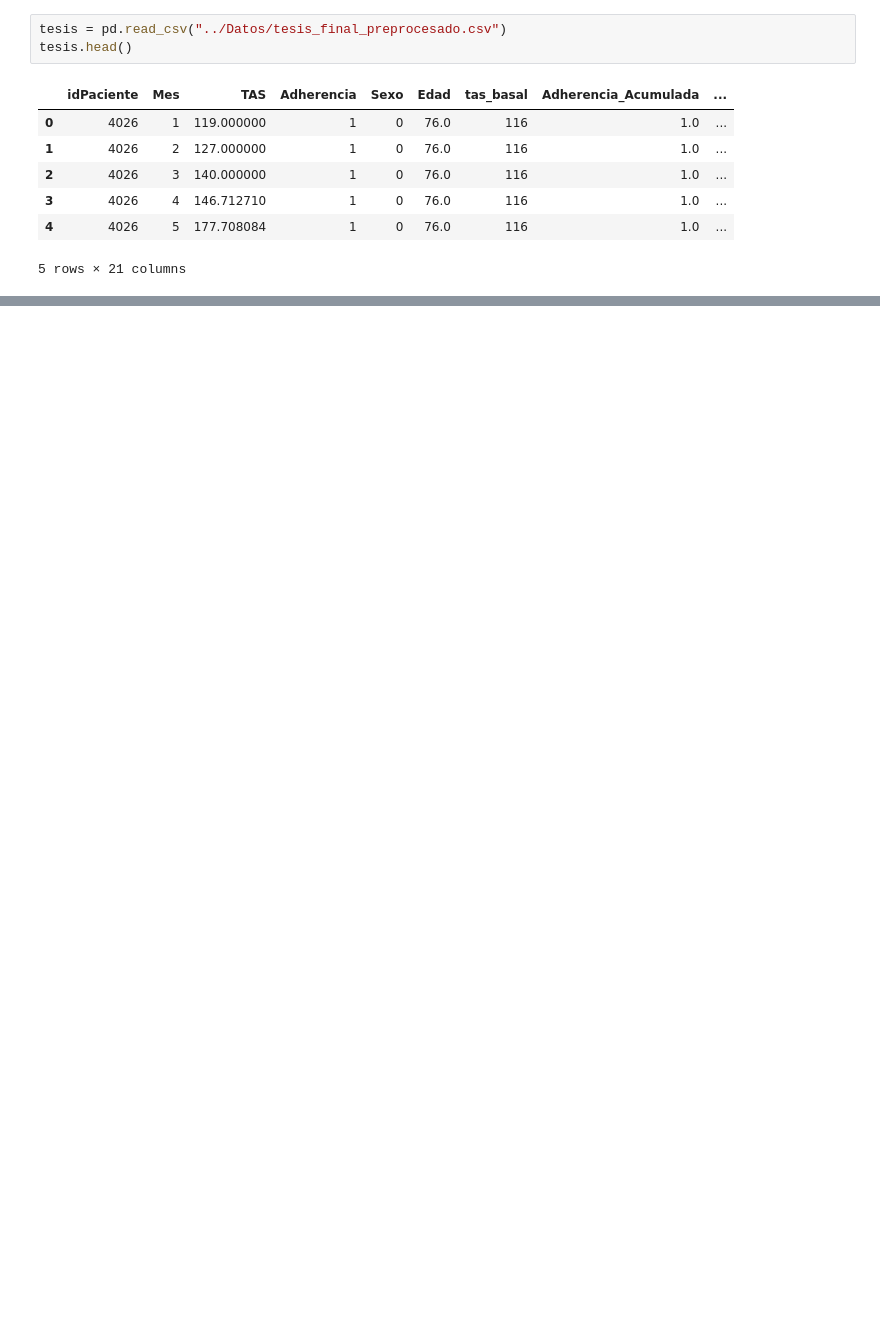
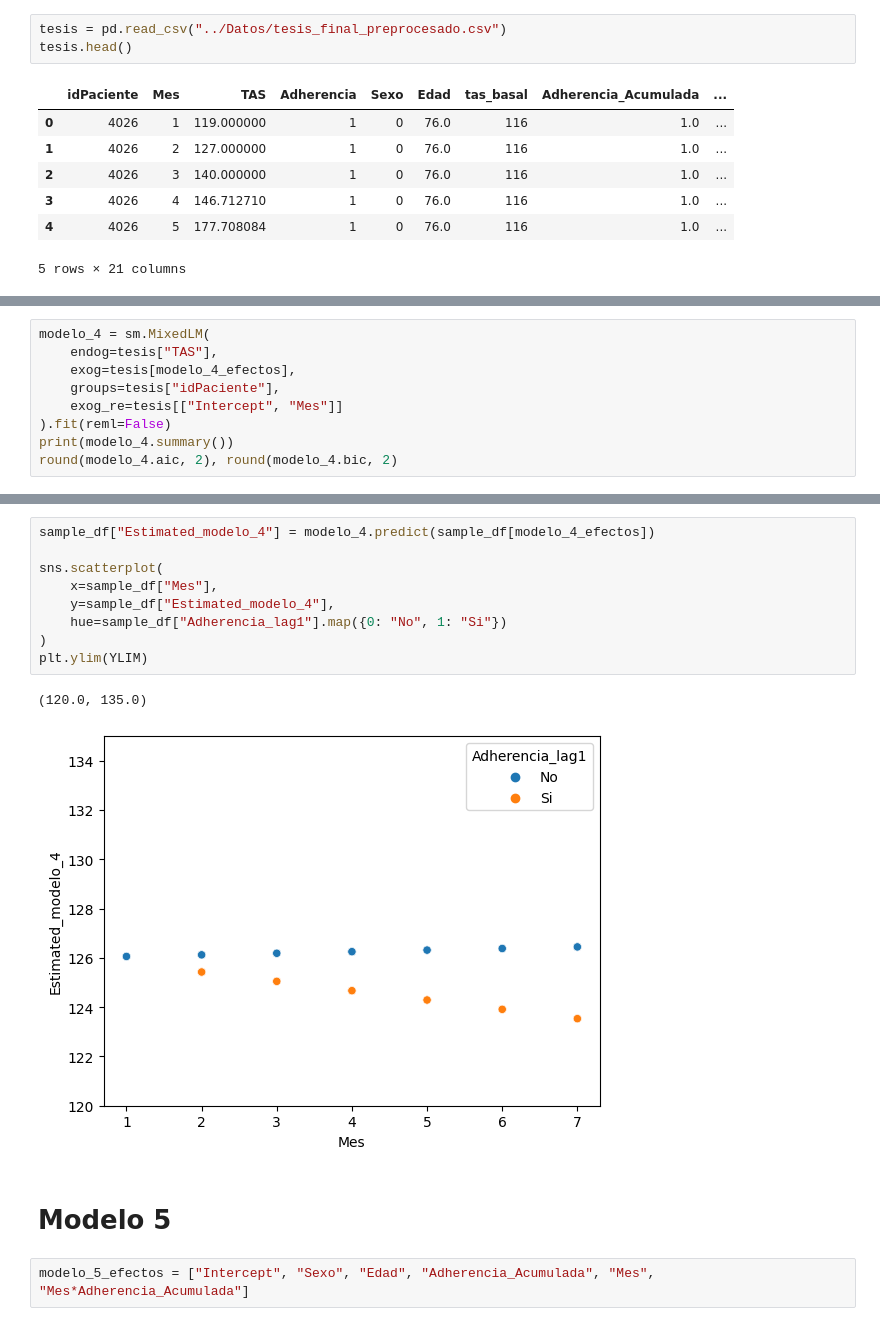
Before and after one commit to ecometto94/Tesis, a Jupyter notebook: Sintaxis/Análisis Inferencial.ipynb, the cells around one changed output, grey strips where cells are left out. Drawn from its saved outputs; the diff is of its cells as text; blank space fills up the shorter version.

```diff
--- a/Sintaxis/Análisis Inferencial.ipynb
+++ b/Sintaxis/Análisis Inferencial.ipynb
@@ -21,0 +193,9 @@ tesis.head()
+# %%
+modelo_4 = sm.MixedLM(
+    endog=tesis["TAS"],
+    exog=tesis[modelo_4_efectos],
+    groups=tesis["idPaciente"],
+    exog_re=tesis[["Intercept", "Mes"]]
+).fit(reml=False)
+print(modelo_4.summary())
+round(modelo_4.aic, 2), round(modelo_4.bic, 2)
@@ -21,0 +221,16 @@ tesis.head()
+# %%
+sample_df["Estimated_modelo_4"] = modelo_4.predict(sample_df[modelo_4_efectos])
+
+sns.scatterplot(
+    x=sample_df["Mes"],
+    y=sample_df["Estimated_modelo_4"],
+    hue=sample_df["Adherencia_lag1"].map({0: "No", 1: "Si"})
+)
+plt.ylim(YLIM)
+# %% [output]
+(120.0, 135.0)
+[figure, added]
+# %% [markdown]
+# Modelo 5
+# %%
+modelo_5_efectos = ["Intercept", "Sexo", "Edad", "Adherencia_Acumulada", "Mes", "Mes*Adherencia_Acumulada"]
```
Also changed, not shown: parts of 30 cells of this notebook.
